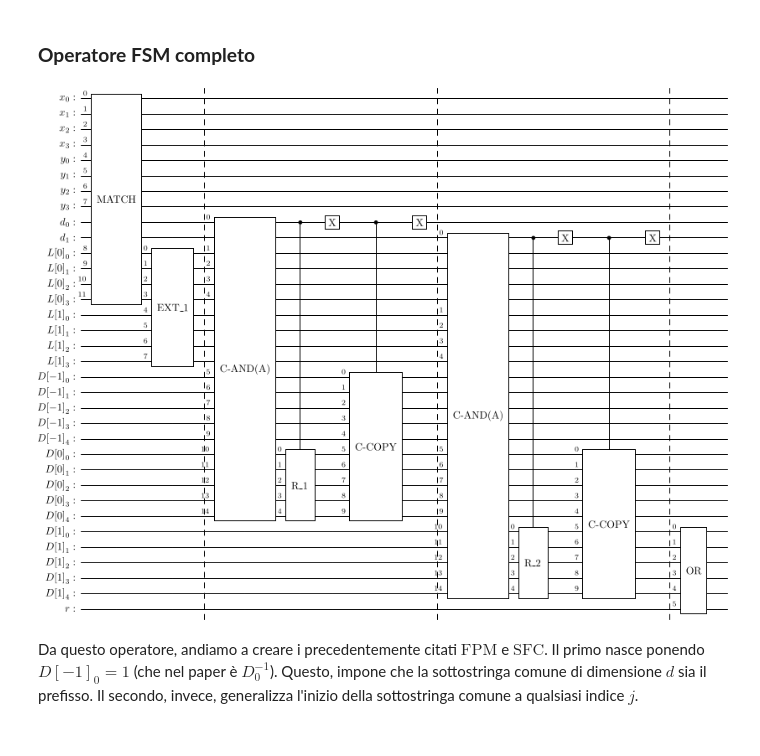
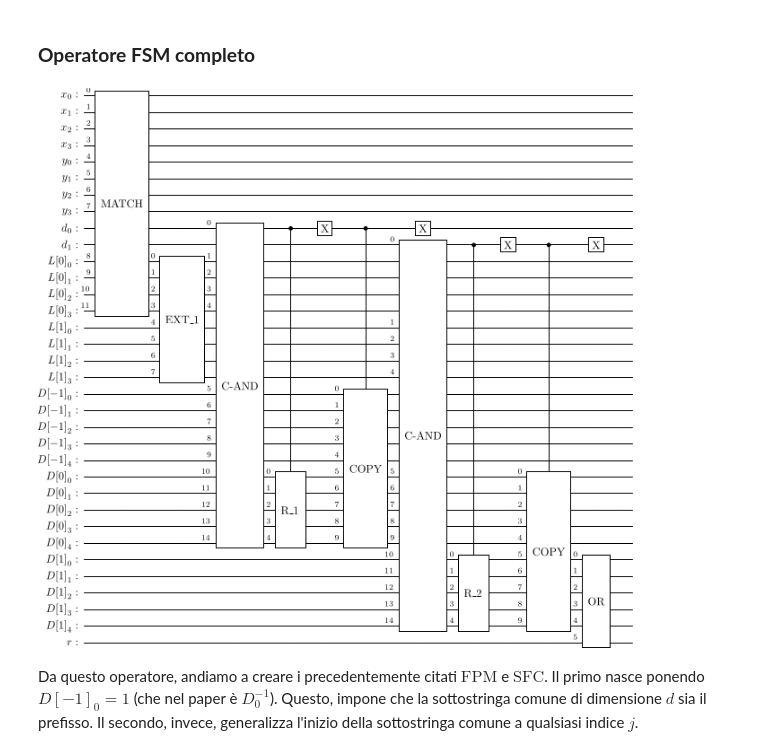
Before and after one commit to BoredDam/quantum-algorithms, a Jupyter notebook: Quantum-LCS/Quantum-LCS.ipynb, the cells around one changed output. Cells and saved outputs as stored; diff of their text form; code cells hidden in the pictures.

```diff
--- a/Quantum-LCS/Quantum-LCS.ipynb
+++ b/Quantum-LCS/Quantum-LCS.ipynb
@@ -206,9 +206,7 @@ def quantum_rotation(n: int, s: int):
     of `s` positions on `n` qubits lines.
 
     Only works correctly if `s` is a power of 2. Every other
-    rotation can be obtained by combination of the power of 2 rotations; so
-
-    DONT USE THIS !!!
+    rotation can be obtained by combination of the power of 2 rotations
     '''
     qr = QuantumRegister(n, 'q')
     qc = QuantumCircuit(qr)
@@ -260,7 +258,7 @@ def copy_operator(n: int):
         qc.cx(qin[i], qout[i])
 
 
-    return qc.to_gate(label='C-COPY')
+    return qc.to_gate(label='COPY')
 
 
 qc = QuantumCircuit(8)
@@ -302,14 +300,14 @@ def contr_bitwise_and_operator(n: int):
     '''
     qc_ctrl = QuantumRegister(1, 'c')
     qL = QuantumRegister(n, 'L')
-    qin = QuantumRegister(n+1, 'qin') # include il padding!
+    qin = QuantumRegister(n+1, 'qin')
     qout  = QuantumRegister(n+1, 'qout')
     qc = QuantumCircuit(qc_ctrl, qL, qin, qout)
 
     for k in range(n):
         qc.mcx([qc_ctrl[0], qL[k], qin[k]], qout[k])
 
-    return qc.to_gate(label="C-AND(A)")
+    return qc.to_gate(label="C-AND")
 
 
 qc = QuantumCircuit(15)
@@ -323,14 +321,8 @@ qc.draw('latex')
 def FSM(n):
     '''
     builds the Fixed Substring Matching operator for inputs of size `n`
+    '''
 
-    QUBITS NEEDED:
-    - `n` qubits for string x
-    - `n` qubits for string y
-    - `log_2(n)` qubits for string d
-    - ancilla qubits
-    - 1 result qubit
-    '''
     d_len = int(np.ceil(np.log2(n)))
     L_num = d_len
     qx = QuantumRegister(n, 'x')
@@ -346,42 +338,34 @@ def FSM(n):
     for i in range(d_len+1):
         qD.append(QuantumRegister(n+1, 'D['+str(i-1)+']'))
 
     qr = QuantumRegister(1, 'r')
     qc = QuantumCircuit(qx,qy,qd,*qL,*qD,qr)
 
 
     qc = qc.compose(match_operator(n), [*qx, *qy, *qL[0]])
 
     for i in range(L_num-1):
         qc = qc.compose(extension_operator(n, i+1), [*qL[i][:n], *qL[i+1]])
 
-    #qc = qc.compose(updown_swap(d_len), qd) # contenuto nel paper, ho preferito non tenerlo
-
-
-    qc.barrier()
-
-
     for i in range(d_len):
 
         qc = qc.compose(contr_bitwise_and_operator(n), [qd[i], *qL[i], *qD[i], *qD[i+1]])
 
         controlled_rot = quantum_rotation(n+1, 2**i).control(1)
         qc = qc.compose(controlled_rot, [qd[i], *qD[i+1]])
         qc.x(qd[i])
         controlled_copy = copy_operator(n+1).control(1)
         qc = qc.compose(controlled_copy, [qd[i],*qD[i], *qD[i+1]])
         qc.x(qd[i])
 
-        qc.barrier()
-
     qc = qc.compose(or_operator(n+1), [*qD[d_len], qr])
 
     return qc
 
 qc = FSM(4)
 qc.draw('latex', scale=0.6)
 # %% [output]
-[figure, old version]
+[figure, new version]
 # %% [markdown]
 Da questo operatore, andiamo a creare i precedentemente citati $\text{FPM}$ e $\text{SFC}$.
 Il primo nasce ponendo $D[-1]_0 = 1$ (che nel paper è $D^{-1}_0$). Questo, impone che la sottostringa comune di dimensione $d$ sia il prefisso.
```
Also changed, not shown: parts of 3 cells of this notebook, 1 other file.
